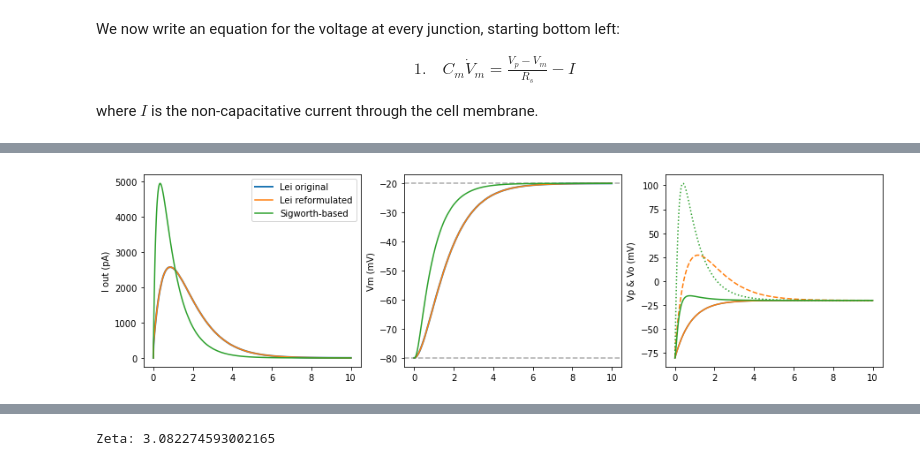
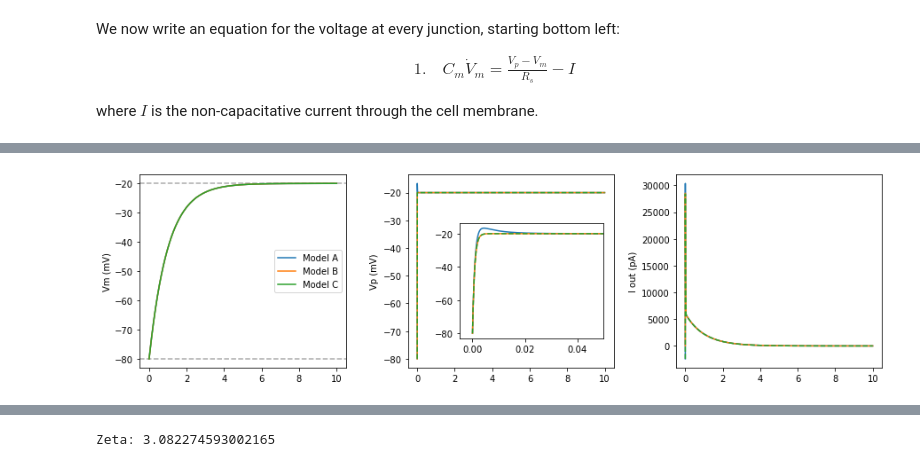
Before and after one commit to CardiacModelling/fitting-notebooks, a Jupyter notebook: artefacts/appendix-F-uncompensated-models.ipynb, the cells around one changed output, grey strips where cells are left out. Drawn from its saved outputs; the diff is of its cells as text; code cells hidden in the pictures.

```diff
--- a/artefacts/appendix-F-uncompensated-models.ipynb
+++ b/artefacts/appendix-F-uncompensated-models.ipynb
@@ -331,33 +363,36 @@ We can make the difference visible by slowing down the op amp:
-# %%
-new_tau_amp = 0.05  # 1000 times larger
-s0.set_constant('amp.tau_amp', new_tau_amp)
-s1.set_constant('amp.tau_amp', new_tau_amp)
-s2.set_constant('amp.tau_amp', new_tau_amp)
-s0.reset()
-s1.reset()
-s2.reset()
-d0 = s0.run(10)
-d1 = s1.run(10)
-d2 = s2.run(10)
-
-fig = plt.figure(figsize=(15, 4))
-ax = fig.add_subplot(1, 3, 1); ax.set_ylabel('I out (pA)')
-ax.plot(d0.time(), d0['amp.I_out'], label='Lei original', lw=2)
-ax.plot(d1.time(), d1['amp.I_out'], label='Lei reformulated')
-ax.plot(d2.time(), d2['amp.I_out'], label='Sigworth-based')
-ax.legend()
-ax = fig.add_subplot(1, 3, 2); ax.set_ylabel('Vm (mV)')
-ax.axhline(m0.get('cell.Vm').initial_value().eval(), **kw)
-ax.axhline(m0.get('amp.Vc').eval(), **kw)
-ax.plot(d0.time(), d0['cell.Vm'], lw=2)
-ax.plot(d1.time(), d1['cell.Vm'])
-ax.plot(d2.time(), d2['cell.Vm'])
-ax = fig.add_subplot(1, 3, 3); ax.set_ylabel('Vp & Vo (mV)')
-ax.plot(d0.time(), d0['amp.Vp'])
-ax.plot(d1.time(), d1['amp.Vp'])
-ax.plot(d1.time(), d1['amp.Vo'], '--', color='tab:orange')
-ax.plot(d2.time(), d2['amp.Vp'])
-ax.plot(d2.time(), d2['amp.Vo'], ':', color='tab:green')
-plt.show()
-# %% [output]
-[figure, removed]
+# %%
+sC = myokit.Simulation(mC)
+sC.set_tolerance(tol, tol)
+dC = sC.run(10, log_interval=dt)
+# %%
+fig = plt.figure(figsize=(15, 4))
+fig.subplots_adjust(wspace=0.3)
+
+ax = fig.add_subplot(1, 3, 1)
+ax.set_ylabel('Vm (mV)')
+ax.axhline(mA.get('cell.Vm').initial_value().eval(), **kw)
+ax.axhline(mA.get('amp.Vc').eval(), **kw)
+ax.plot(dA.time(), dA['cell.Vm'], label='Model A')
+ax.plot(dB.time(), dB['cell.Vm'], label='Model B')
+ax.plot(dC.time(), dC['cell.Vm'], label='Model C')
+ax.legend()
+
+ax = fig.add_subplot(1, 3, 2)
+ax.set_ylabel('Vp (mV)')
+ax.plot(dA.time(), dA['amp.Vp'], label='Model A')
+ax.plot(dB.time(), dB['amp.Vp'], label='Model B')
+ax.plot(dC.time(), dC['amp.Vp'], '--', label='Model C')
+ax = ax.inset_axes((0.25, 0.15, 0.7, 0.6))
+ax.plot(dA.time(), dA['amp.Vp'], label='Model A')
+ax.plot(dB.time(), dB['amp.Vp'], label='Model B')
+ax.plot(dC.time(), dC['amp.Vp'], '--', label='Model C')
+ax.set_xlim(-0.005, 0.05)
+
+ax = fig.add_subplot(1, 3, 3)
+ax.set_ylabel('I out (pA)')
+ax.plot(dA.time(), dA['amp.I_out'], label='Model A')
+ax.plot(dB.time(), dB['amp.I_out'], label='Model B')
+ax.plot(dC.time(), dC['amp.I_out'], '--', label='Model C')
+plt.show()
+# %% [output]
+[figure, added]
```
Also changed, not shown: parts of 52 cells of this notebook, 7 other files.
